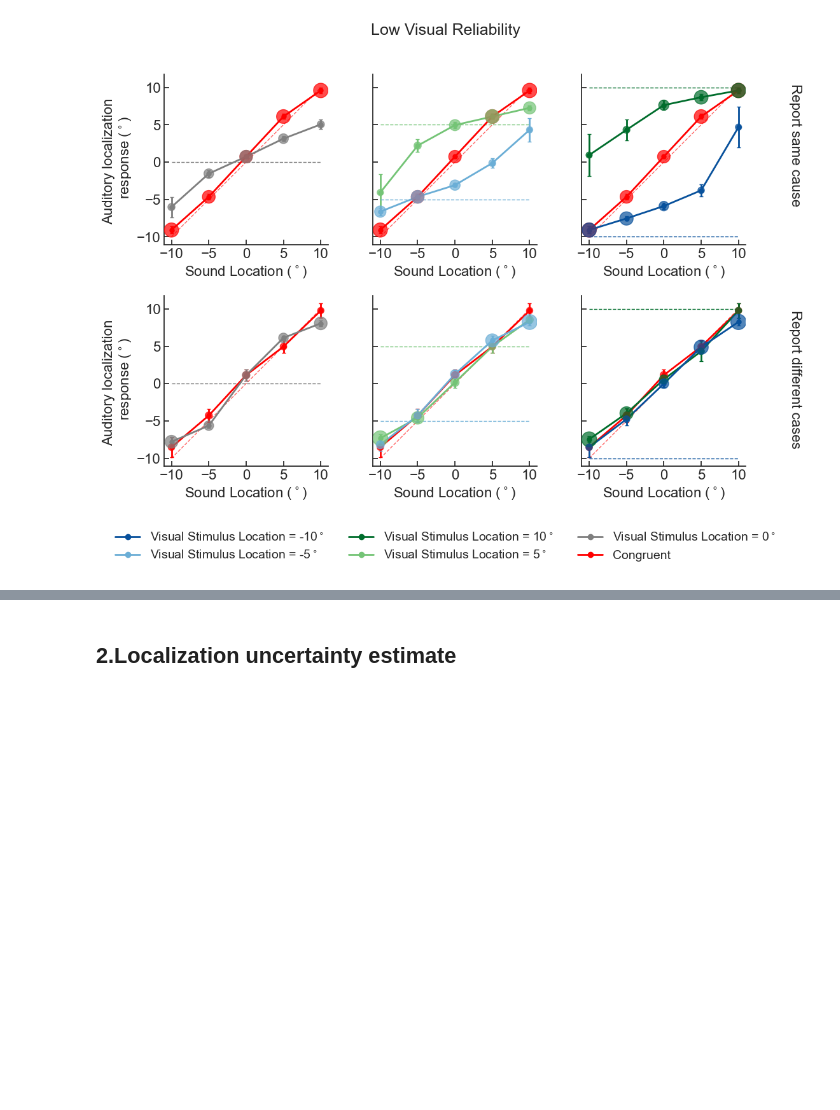
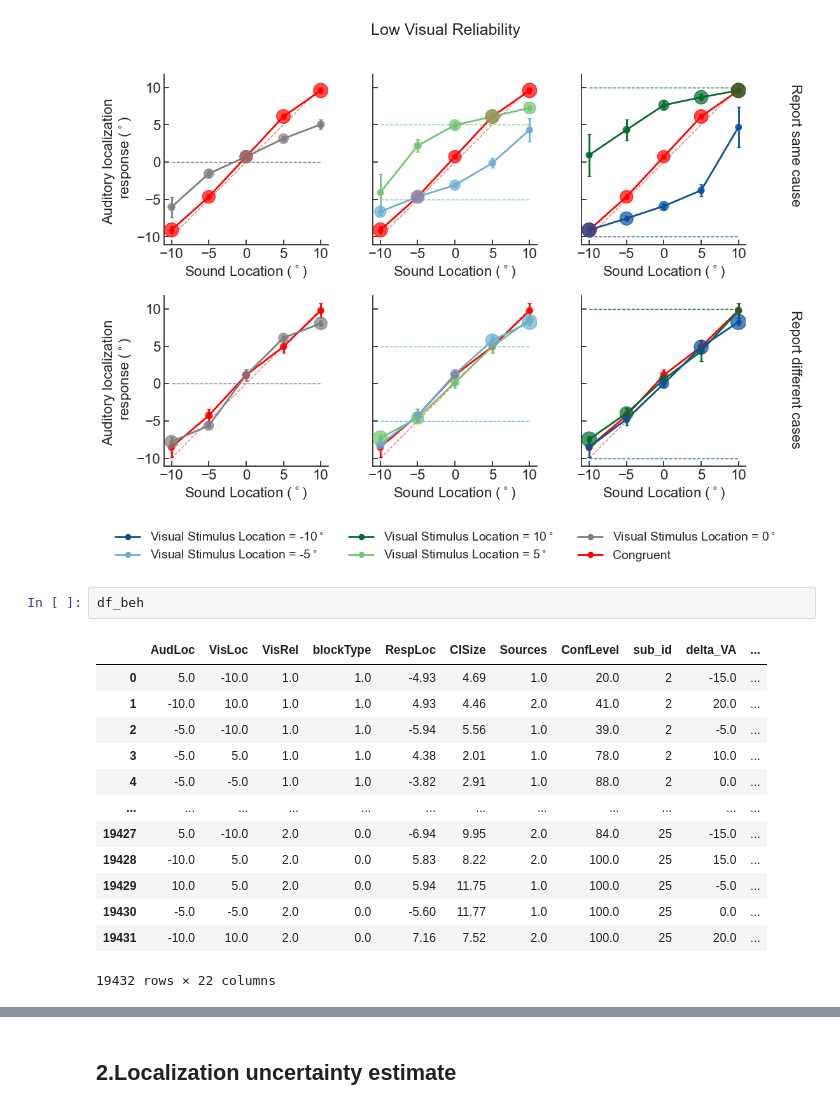
Before and after one commit to wenshu2022/BCI-confidence-VE, a Jupyter notebook: Analysis/Model_evaluation_with_beh_data.ipynb, the cells around one changed output, grey strips where cells are left out. Cells and saved outputs as stored; diff of their text form; blank space fills up the shorter version.

```diff
--- a/Analysis/Model_evaluation_with_beh_data.ipynb
+++ b/Analysis/Model_evaluation_with_beh_data.ipynb
@@ -257,3 +259,19 @@ for vrel in ['High', 'Low']:
 # %% [output]
 [figure]
 [figure]
+# %%
+df_beh
+# %% [output]
+|  | AudLoc | VisLoc | VisRel | blockType | RespLoc | CISize | Sources | ConfLevel | sub_id | delta_VA | ... |
+| 0 | 5.0 | -10.0 | 1.0 | 1.0 | -4.93 | 4.69 | 1.0 | 20.0 | 2 | -15.0 | ... |
+| 1 | -10.0 | 10.0 | 1.0 | 1.0 | 4.93 | 4.46 | 2.0 | 41.0 | 2 | 20.0 | ... |
+| 2 | -5.0 | -10.0 | 1.0 | 1.0 | -5.94 | 5.56 | 1.0 | 39.0 | 2 | -5.0 | ... |
+| 3 | -5.0 | 5.0 | 1.0 | 1.0 | 4.38 | 2.01 | 1.0 | 78.0 | 2 | 10.0 | ... |
+| 4 | -5.0 | -5.0 | 1.0 | 1.0 | -3.82 | 2.91 | 1.0 | 88.0 | 2 | 0.0 | ... |
+| ... | ... | ... | ... | ... | ... | ... | ... | ... | ... | ... | ... |
+| 19427 | 5.0 | -10.0 | 2.0 | 0.0 | -6.94 | 9.95 | 2.0 | 84.0 | 25 | -15.0 | ... |
+| 19428 | -10.0 | 5.0 | 2.0 | 0.0 | 5.83 | 8.22 | 2.0 | 100.0 | 25 | 15.0 | ... |
+| 19429 | 10.0 | 5.0 | 2.0 | 0.0 | 5.94 | 11.75 | 1.0 | 100.0 | 25 | -5.0 | ... |
+| 19430 | -5.0 | -5.0 | 2.0 | 0.0 | -5.60 | 11.77 | 1.0 | 100.0 | 25 | 0.0 | ... |
+| 19431 | -10.0 | 10.0 | 2.0 | 0.0 | 7.16 | 7.52 | 2.0 | 100.0 | 25 | 20.0 | ... |
+19432 rows × 22 columns
```
Also changed, not shown: parts of 5 cells of this notebook, 22 other files.
